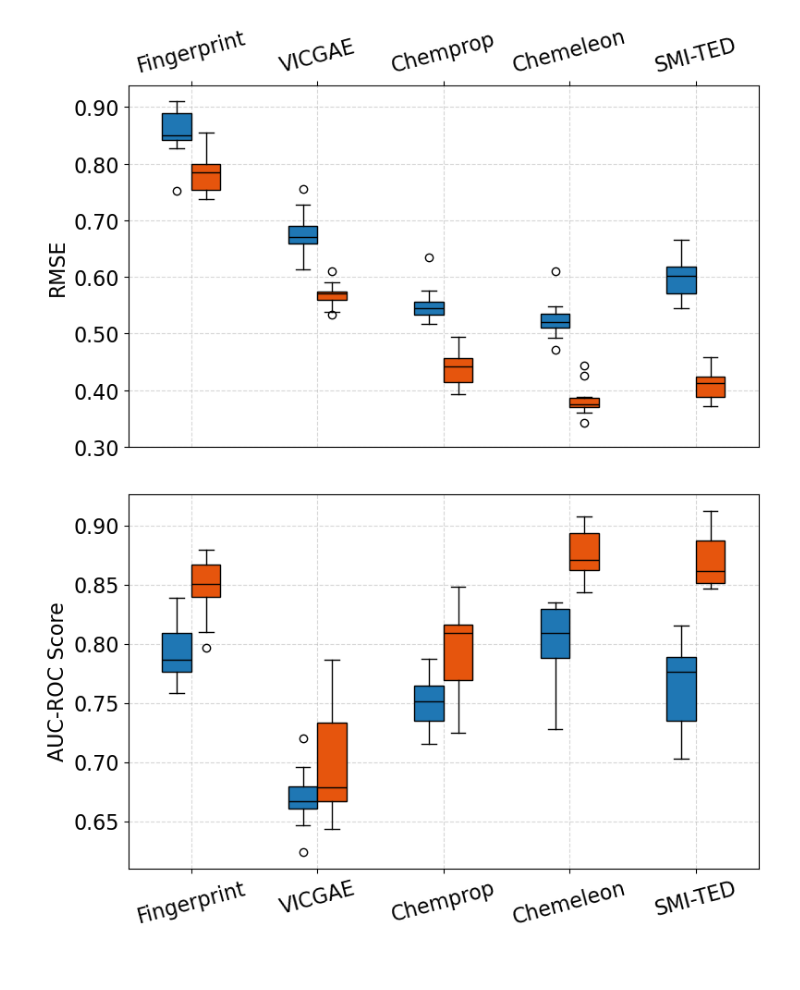
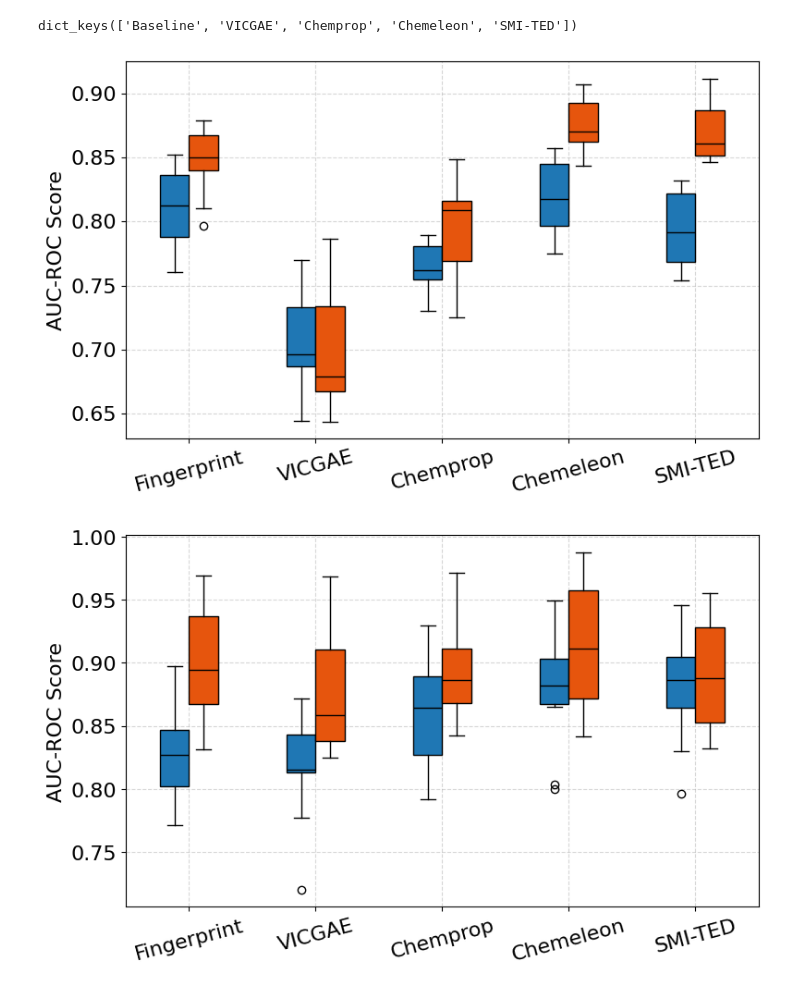
Before and after one commit to mfbliposome/AmphiFoundation, a Jupyter notebook: code/notebooks/Model_comparison5_RF&NN.ipynb, the cells around one changed output. Saved outputs shown, nothing was run; the diff lists cells and outputs as text; code cells hidden in the pictures.

```diff
--- a/code/notebooks/Model_comparison5_RF&NN.ipynb
+++ b/code/notebooks/Model_comparison5_RF&NN.ipynb
@@ -21,4 +20,0 @@ results_dict3 = joblib.load("results_dict3.pkl")
-# %%
-# No normalization on surfactant and log weighted concentration on binary
-results_dict1_non_norm = joblib.load("results_dict1_no_normalization_update.pkl")
-results_dict2_log = joblib.load("results_dict2_log_update.pkl")
@@ -24,0 +44,12 @@ results_dict2_log = joblib.load("results_dict2_log_update.pkl")
+# %%
+# For surfactants data
+model_type = ['Baseline', 'VICGAE', 'Chemprop', 'Chemeleon', 'SMI-TED']
+dfs = [df01, df11, df21, df31, df41]
+
+results_dict1 = {}
+
+for df, model in zip(dfs, model_type):
+    print(model)
+    results_df = evaluate_model_performance_regression_no_normalization(df, data_type='surfactants', model_type=model)
+    results_dict1[model] = results_df
+    # visualize_latent_space(df, data_type='surfactants', model_type=model)
@@ -24,0 +110,12 @@ results_dict2_log = joblib.load("results_dict2_log_update.pkl")
+# %%
+# For binary system data
+model_type = ['Baseline', 'VICGAE', 'Chemprop', 'Chemeleon', 'SMI-TED']
+dfs = [df02, df12, df22, df32, df42]
+
+results_dict2 = {}
+
+for df, model in zip(dfs, model_type):
+    print(model)
+    results_df = evaluate_model_performance(df, label_col = 'miscibility', data_type='binary_system', model_type=model, save_plot_name='log_weight', output_csv_name='log_weight')
+    results_dict2[model] = results_df
+    # visualize_latent_space(df, data_type='binary_system', model_type=model)
@@ -79,12 +319,14 @@ plt.show()
+# %%
+results_dict2.keys()
+# %% [output]
+dict_keys(['Baseline', 'VICGAE', 'Chemprop', 'Chemeleon', 'SMI-TED'])
 # %%
-# Surfactants no normalization
-# Define model/dataset order and labels
 model_type = ['Baseline', 'VICGAE', 'Chemprop', 'Chemeleon', 'SMI-TED']
 label_type = ['Fingerprint', 'VICGAE', 'Chemprop', 'Chemeleon', 'SMI-TED']
 
-rf_rmse = [results_dict1_non_norm[m]['RMSE'].values for m in model_type]
+rf_rmse = [results_dict2[m][0]['roc_auc'].values for m in model_type]
 
-nn_rmse = [results_NN_surf['rmse_results'][m] for m in label_type]
+nn_rmse = [results_NN_binary['roc_auc_results'][m] for m in label_type]
 
 x = np.arange(len(label_type))*1.3
 width = 0.3  # space between boxes per group
@@ -95,54 +337,54 @@ ax = plt.gca()
 
 box1 = plt.boxplot(
     rf_rmse, positions=x - width/2, widths=width,
     patch_artist=True, labels=None
 )
 box2 = plt.boxplot(
     nn_rmse, positions=x + width/2, widths=width,
     patch_artist=True, labels=None
 )
 
 for patch in box1['boxes']:
     patch.set_facecolor('#1f77b4')  # blue for RF
 for patch in box2['boxes']:
     patch.set_facecolor('#e6550d')  # darker orange for NN (better contrast)
 
 # Make median lines black for visibility
 for median in box1['medians'] + box2['medians']:
     median.set_color('black')
     median.set_linewidth(1)
 
-# Axes formatting
 ax.yaxis.set_major_formatter(ticker.FormatStrFormatter('%.2f'))
 plt.xticks(ticks=x, labels=label_type, fontsize=16, rotation=15)
 plt.yticks(fontsize=16)
-plt.ylabel('RMSE', fontsize=16)
+plt.ylabel('AUC-ROC Score', fontsize=16)
 
 plt.grid(True, linestyle='--', alpha=0.5)
-plt.ylim(bottom=0.3)
-
-plt.tick_params(axis='x', top=True, labeltop=True, bottom=False, labelbottom=False)
 plt.xlabel('')
 
 plt.tight_layout()
-plt.savefig("../../results/surfactants_model_performance_non_norm.png", dpi=600, bbox_inches="tight")
+plt.savefig("../../results/binary_model_performance_update.png", dpi=600, bbox_inches="tight")
 plt.show()
 # %% [output]
-[figure, old version]
+[figure, new version]
 # %%
 model_type = ['Baseline', 'VICGAE', 'Chemprop', 'Chemeleon', 'SMI-TED']
 label_type = ['Fingerprint', 'VICGAE', 'Chemprop', 'Chemeleon', 'SMI-TED']
 
-rf_rmse = [results_dict2[m]['roc_auc'].values for m in model_type]
+rf_rmse = [results_dict3[m][0]['roc_auc'].values for m in model_type]
 
-nn_rmse = [results_NN_binary['roc_auc_results'][m] for m in label_type]
+# Neural Network (results_NN_surf)
+nn_rmse = [results_NN_am['roc_auc_results'][m] for m in label_type]
 
+# --- Prepare positions for side-by-side boxes ---
 x = np.arange(len(label_type))*1.3
-width = 0.3
+width = 0.3  # space between boxes per group
+
 
 plt.figure(figsize=(8, 5))
 ax = plt.gca()
 
+# Plot RF and NN boxplots side by side
 box1 = plt.boxplot(
     rf_rmse, positions=x - width/2, widths=width,
     patch_artist=True, labels=None
@@ -157,20 +399,29 @@ for patch in box1['boxes']:
 for patch in box2['boxes']:
     patch.set_facecolor('#e6550d')  # darker orange for NN (better contrast)
 
+# Make median lines black for visibility
 for median in box1['medians'] + box2['medians']:
     median.set_color('black')
     median.set_linewidth(1)
 
+# Axes formatting
 ax.yaxis.set_major_formatter(ticker.FormatStrFormatter('%.2f'))
 plt.xticks(ticks=x, labels=label_type, fontsize=16, rotation=15)
 plt.yticks(fontsize=16)
 plt.ylabel('AUC-ROC Score', fontsize=16)
 
+# Optional grid and ylim
 plt.grid(True, linestyle='--', alpha=0.5)
+# plt.ylim(bottom=0.3)
+
+# Move ticks to top (if desired)
+# plt.tick_params(axis='x', top=True, labeltop=True, bottom=False, labelbottom=False)
 plt.xlabel('')
 
+# for pos in x:
+#     plt.axvline(pos, color='gray', linestyle='--', alpha=0.2, zorder=0)
 plt.tight_layout()
-plt.savefig("../../results/binary_model_performance_update.png", dpi=600, bbox_inches="tight")
+plt.savefig("../../results/amphiphile_model_performance_update.png", dpi=600, bbox_inches="tight")
 plt.show()
 # %% [output]
-[figure, old version]
+[figure, new version]
```
Also changed, not shown: parts of 15 cells of this notebook, 29 other files.
